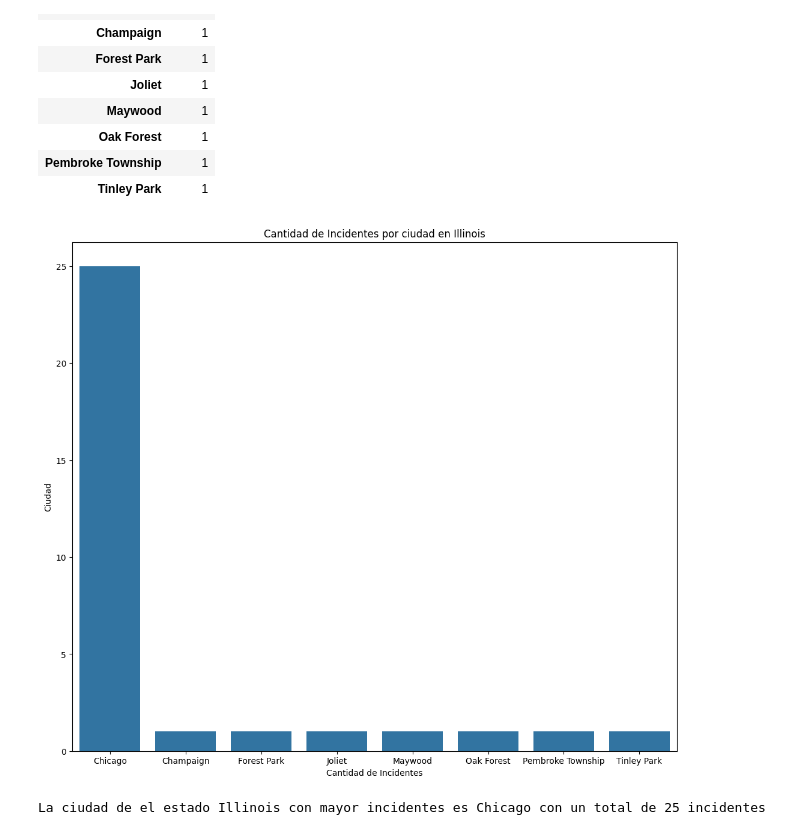
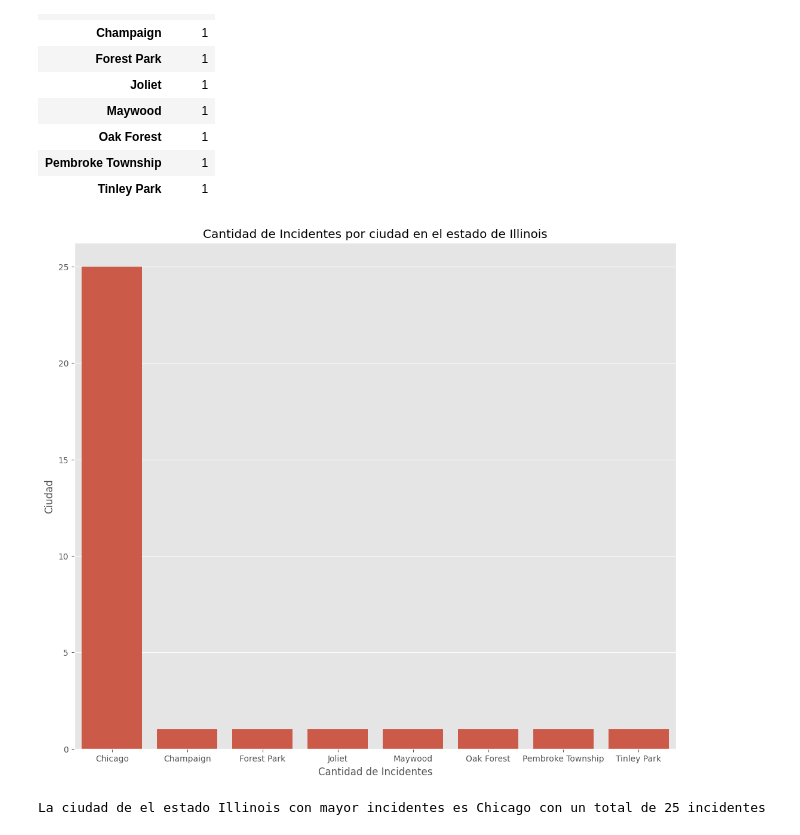
Before and after one commit to vamphook972/Gun_Violence_Dataset_US, a Jupyter notebook: Gun_Violence_Dataset_US.ipynb, the cells around one changed output. Cells and saved outputs as stored; diff of their text form; code cells hidden in the pictures.

```diff
--- a/Gun_Violence_Dataset_US.ipynb
+++ b/Gun_Violence_Dataset_US.ipynb
@@ -119,6 +119,8 @@ import seaborn as sns
 import folium
 from folium.plugins import HeatMap
 import tabulate
+# %%
+plt.style.use('ggplot')
 # %%
 df = pd.read_csv('./Gun_violence_Dataset_US.csv')
 # %%
@@ -381,12 +383,12 @@ ciudades_mayor
 # %%
 plt.figure(figsize=(13,11))
 sns.barplot(data=ciudades_mayor, x='Ciudad', y='count')
 plt.xlabel('Cantidad de Incidentes')
 plt.ylabel('Ciudad')
-plt.title(f'Cantidad de Incidentes por ciudad en {nombre_estado_mayor}')
+plt.title(f'Cantidad de Incidentes por ciudad en el estado de {nombre_estado_mayor}')
 plt.show()
 # %% [output]
-[figure, old version]
+[figure, new version]
 # %%
 nombre_ciudad_mayor = ciudades_mayor.index[0]
 cantidad_ciudad_mayor = ciudades_mayor.iloc[0].item()
```
Also changed, not shown: parts of 3 cells of this notebook.
